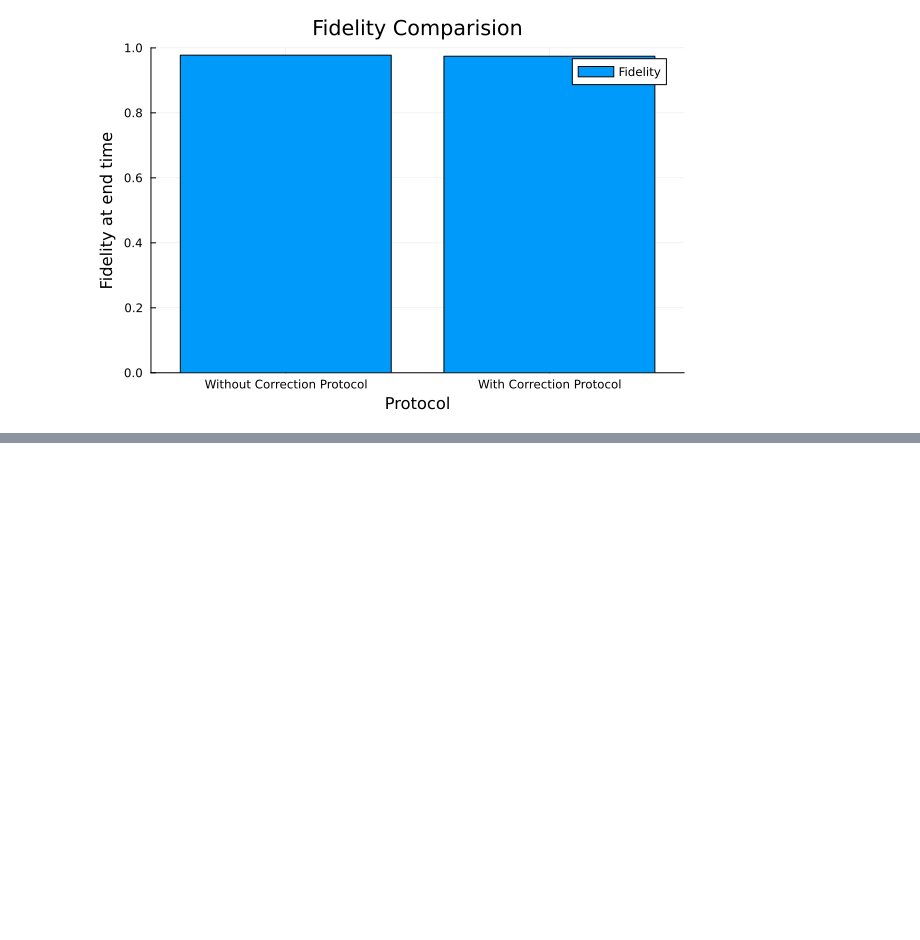
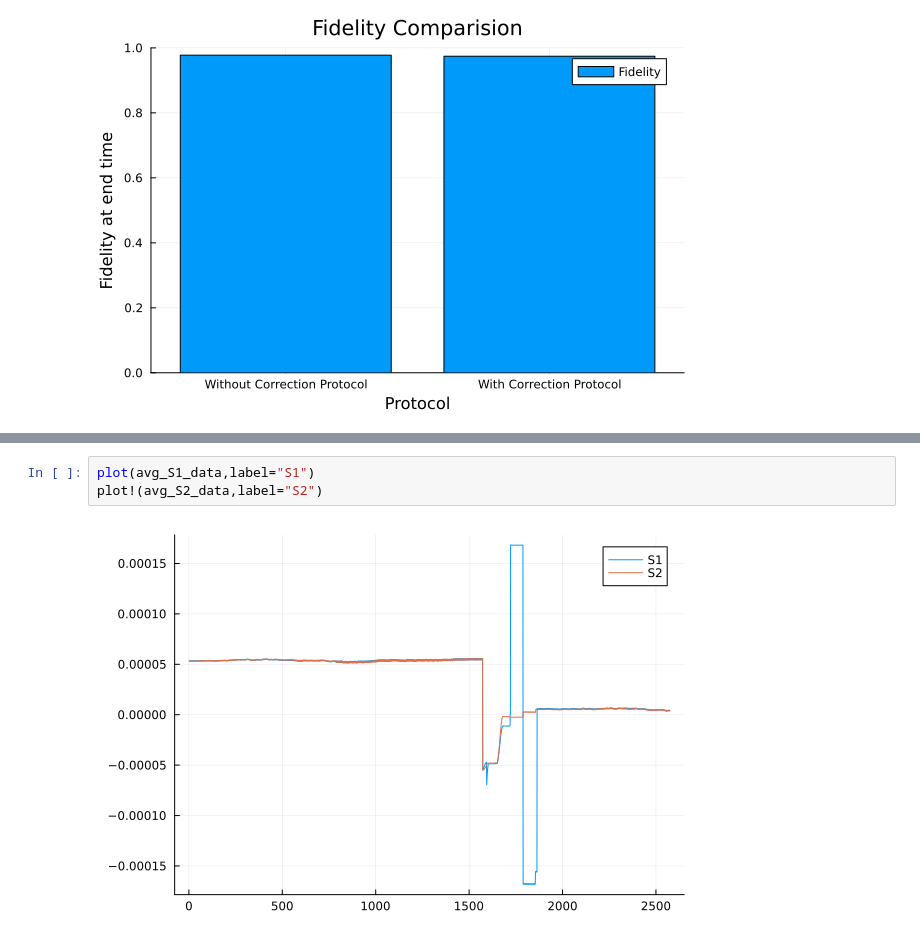
Before and after one commit to Ak-ash22/rydberg_qec, a Jupyter notebook: codework/phaseflip_code/result_analysis.ipynb, the cells around one changed output, grey strips where cells are left out. Drawn from its saved outputs; the diff is of its cells as text; blank space fills up the shorter version.

```diff
--- a/codework/phaseflip_code/result_analysis.ipynb
+++ b/codework/phaseflip_code/result_analysis.ipynb
@@ -74,0 +96,5 @@ avg_fidelity_after_correction
+# %%
+plot(avg_S1_data,label="S1")
+plot!(avg_S2_data,label="S2")
+# %% [output]
+[figure, added]
```
Also changed, not shown: parts of 6 cells of this notebook, 2 other files.
